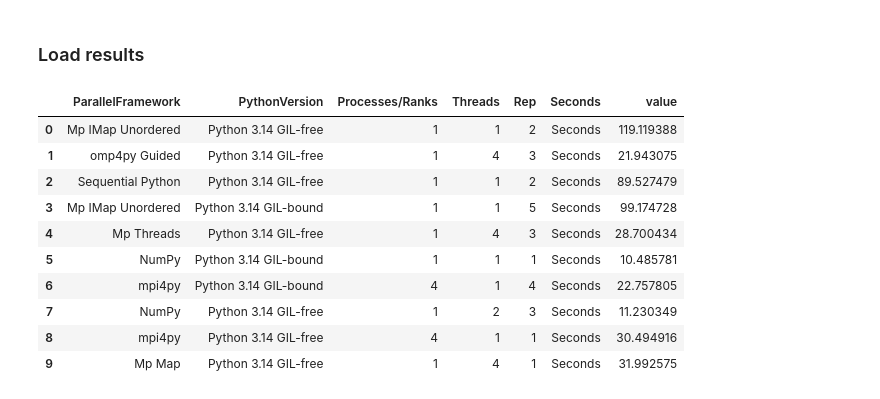
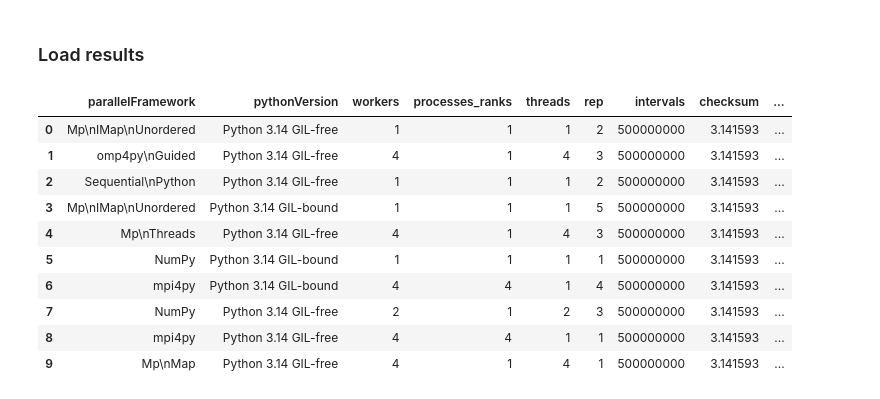
Before and after one commit to unibas-dmi-hpc/daphnescale, a Jupyter notebook: plots/plots.ipynb, the cells around one changed output. Drawn from its saved outputs; the diff is of its cells as text; code cells hidden in the pictures.

Commit message:
Adds code for plots and created plots of python pre-experiment

```diff
--- a/plots/plots.ipynb
+++ b/plots/plots.ipynb
@@ -1077,18 +1077,19 @@ paths_results = [
 
 # file name to text mapper
 mapper = {
-    'mp-imap': 'Mp IMap',
-    'mp-map': 'Mp Map',
-    'mp-imap-unordered': 'Mp IMap Unordered',
-    'mp-threads': 'Mp Threads',
+    'mp-imap': 'Mp\nIMap',
+    'mp-map': 'Mp\nMap',
+    'mp-imap-unordered': 'Mp\nIMap\nUnordered',
+    'mp-threads': 'Mp\nThreads',
     'mpi4py': 'mpi4py',
     'numba': 'Numba',
-    'omp4py-dynamic': 'omp4py Dynamic',
-    'omp4py-static': 'omp4py Static',
-    'omp4py-guided': 'omp4py Guided',
+    'omp4py-dynamic': 'omp4py\nDynamic',
+    'omp4py-static': 'omp4py\nStatic',
+    'omp4py-guided': 'omp4py\nGuided',
     'pyomp': 'PyOmp',
-    'seq': 'Sequential Python',
+    'seq': 'Sequential\nPython',
     'numpy': 'NumPy',
+    'threads': 'Thread-\ning',
     'py314t': 'Python 3.14 GIL-free',
     'py314': 'Python 3.14 GIL-bound',
     'py312': 'Python 3.12'
@@ -1112,14 +1113,19 @@ for filepath in all_files:
     processes = int(parts[2].removeprefix('p'))
     threads = int(parts[3].removeprefix('t'))
     rep = int(parts[4].split('.')[0].removeprefix('r'))  # remove the .dat extension
+    t_ete = 't-end-to-end'
+    workers = processes * threads
 
     # dataframe column names
-    col_names=['ParallelFramework',
-            'PythonVersion',
-            'Processes/Ranks',
-            'Threads',
-            'Rep',
-            'Seconds'
+    col_names=['parallelFramework',
+            'pythonVersion',
+            'workers',
+            'processes_ranks',
+            'threads',
+            'rep',
+            'intervals',
+            't-end-to-end',
+            'checksum'
            ]
 
     try:
@@ -1127,46 +1133,53 @@ for filepath in all_files:
             lines = f.readlines()
         line = [l for l in lines if 'Time' in l][0]
         seconds = float(line.strip().split(' ')[3])
+        line = [l for l in lines if 'Approximation' in l][0]
+        intervals = int(line.strip().split(' ')[5].replace("'",''))
+        result = float(line.strip().split(' ')[7])
     except Exception as e:
         print(f"File {filepath}: empty line")
         continue
 
     # create an empty DataFrame with the specified columns
     df = pd.DataFrame(columns=col_names)
     # insert values into the first row (index 0)
     df.loc[0] = [
         algo,        # benchmark
         pyV,        # language
+        int(workers),
         int(processes),
         int(threads),
         int(rep),
-        float(seconds)
+        int(intervals),
+        float(seconds),
+        float(result)
     ]
 
     df_list.append(df)
 
 df_wide = pd.concat(df_list, axis=0, ignore_index=True)
 
 # make it a tidy DataFrame
 df_long = pd.melt(
     df_wide,
-    id_vars=['ParallelFramework', 'PythonVersion', 'Processes/Ranks', 'Threads', 'Rep'],  # keep these as identifiers
-    value_vars=['Seconds'],  # metrics to melt
-    var_name='Seconds',
+    id_vars=['parallelFramework', 'pythonVersion', 'workers', 'processes_ranks', 'threads', 'rep','intervals','checksum'],  # keep these as identifiers
+    value_vars=['t-end-to-end'],  # metrics to melt
+    var_name='metric',
     value_name='value'
 )
 
 # show
 df_long.head(10)
+#df_long['ParallelFramework'].unique()
 # %% [output]
-|  | ParallelFramework | PythonVersion | Processes/Ranks | Threads | Rep | Seconds | value |
-| 0 | Mp IMap Unordered | Python 3.14 GIL-free | 1 | 1 | 2 | Seconds | 119.119388 |
-| 1 | omp4py Guided | Python 3.14 GIL-free | 1 | 4 | 3 | Seconds | 21.943075 |
-| 2 | Sequential Python | Python 3.14 GIL-free | 1 | 1 | 2 | Seconds | 89.527479 |
-| 3 | Mp IMap Unordered | Python 3.14 GIL-bound | 1 | 1 | 5 | Seconds | 99.174728 |
-| 4 | Mp Threads | Python 3.14 GIL-free | 1 | 4 | 3 | Seconds | 28.700434 |
-| 5 | NumPy | Python 3.14 GIL-bound | 1 | 1 | 1 | Seconds | 10.485781 |
-| 6 | mpi4py | Python 3.14 GIL-bound | 4 | 1 | 4 | Seconds | 22.757805 |
-| 7 | NumPy | Python 3.14 GIL-free | 1 | 2 | 3 | Seconds | 11.230349 |
-| 8 | mpi4py | Python 3.14 GIL-free | 4 | 1 | 1 | Seconds | 30.494916 |
-| 9 | Mp Map | Python 3.14 GIL-free | 1 | 4 | 1 | Seconds | 31.992575 |
+|  | parallelFramework | pythonVersion | workers | processes_ranks | threads | rep | intervals | checksum | ... |
+| 0 | Mp\nIMap\nUnordered | Python 3.14 GIL-free | 1 | 1 | 1 | 2 | 500000000 | 3.141593 | ... |
+| 1 | omp4py\nGuided | Python 3.14 GIL-free | 4 | 1 | 4 | 3 | 500000000 | 3.141593 | ... |
+| 2 | Sequential\nPython | Python 3.14 GIL-free | 1 | 1 | 1 | 2 | 500000000 | 3.141593 | ... |
+| 3 | Mp\nIMap\nUnordered | Python 3.14 GIL-bound | 1 | 1 | 1 | 5 | 500000000 | 3.141593 | ... |
+| 4 | Mp\nThreads | Python 3.14 GIL-free | 4 | 1 | 4 | 3 | 500000000 | 3.141593 | ... |
+| 5 | NumPy | Python 3.14 GIL-bound | 1 | 1 | 1 | 1 | 500000000 | 3.141593 | ... |
+| 6 | mpi4py | Python 3.14 GIL-bound | 4 | 4 | 1 | 4 | 500000000 | 3.141593 | ... |
+| 7 | NumPy | Python 3.14 GIL-free | 2 | 1 | 2 | 3 | 500000000 | 3.141593 | ... |
+| 8 | mpi4py | Python 3.14 GIL-free | 4 | 4 | 1 | 1 | 500000000 | 3.141593 | ... |
+| 9 | Mp\nMap | Python 3.14 GIL-free | 4 | 1 | 4 | 1 | 500000000 | 3.141593 | ... |
```
Also changed, not shown: parts of 2 cells of this notebook, 2 other files.
